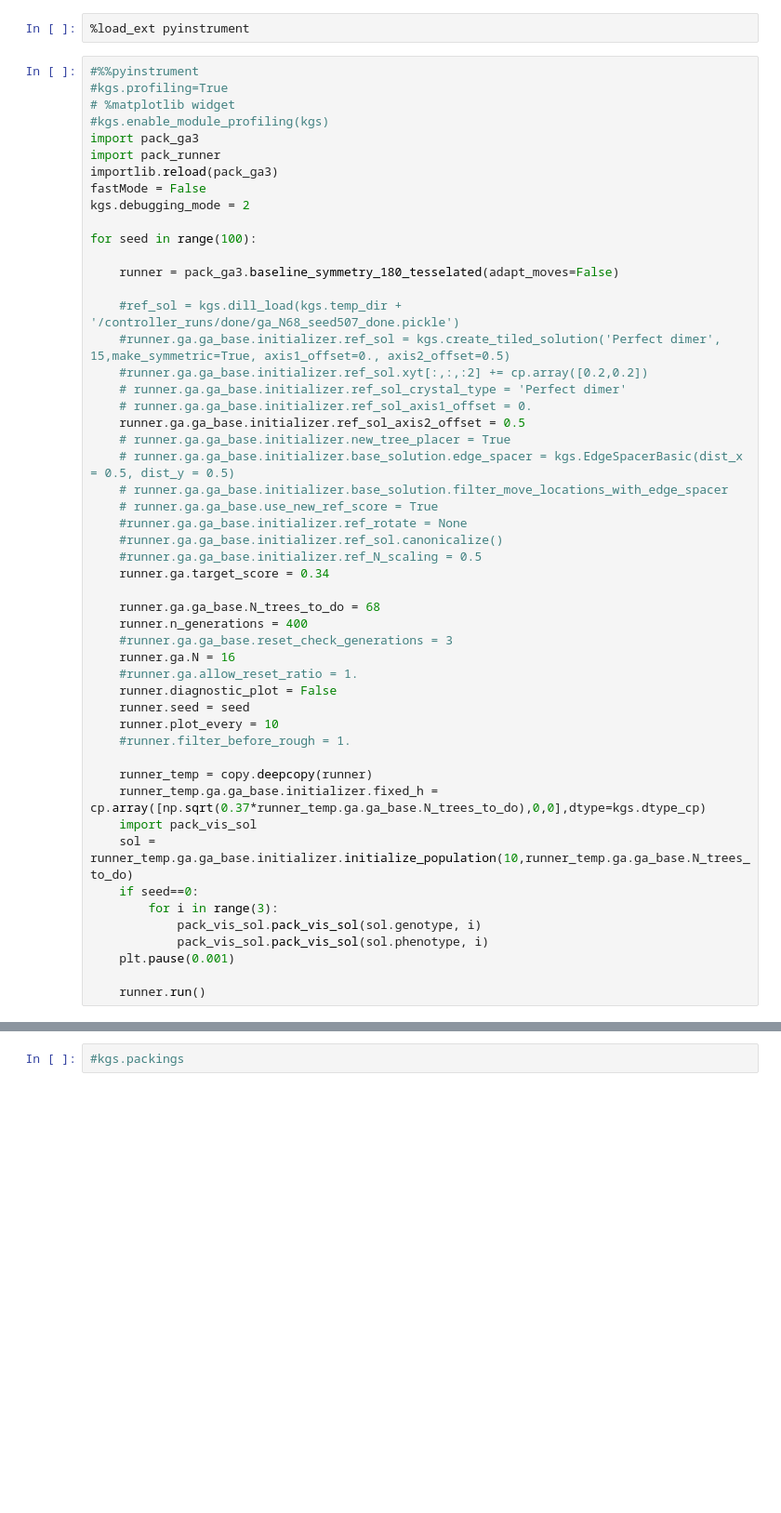
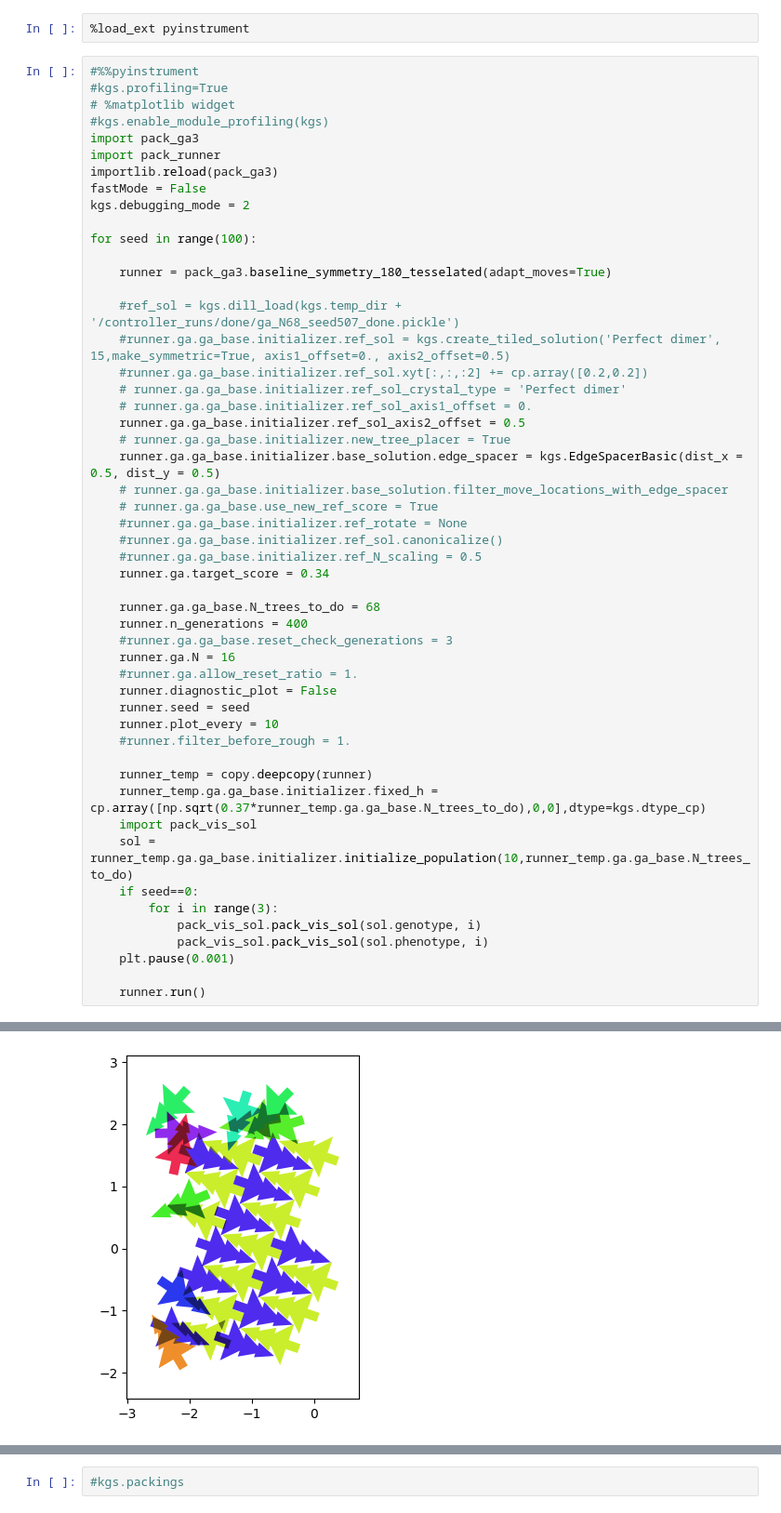
Before and after one commit to jcottaar/packing, a Jupyter notebook: analysis/test_ga.ipynb, the cells around one changed output, grey strips where cells are left out. Shown at 93% size. Drawn from its saved outputs; the diff is of its cells as text; blank space fills up the shorter version.

```diff
--- a/analysis/test_ga.ipynb
+++ b/analysis/test_ga.ipynb
@@ -31,7 +34,7 @@ kgs.debugging_mode = 2
 
 for seed in range(100):
 
-    runner = pack_ga3.baseline_symmetry_180_tesselated(adapt_moves=False)
+    runner = pack_ga3.baseline_symmetry_180_tesselated(adapt_moves=True)
 
     #ref_sol = kgs.dill_load(kgs.temp_dir + '/controller_runs/done/ga_N68_seed507_done.pickle')
     #runner.ga.ga_base.initializer.ref_sol = kgs.create_tiled_solution('Perfect dimer', 15,make_symmetric=True, axis1_offset=0., axis2_offset=0.5)
@@ -40,7 +43,7 @@ for seed in range(100):
     # runner.ga.ga_base.initializer.ref_sol_axis1_offset = 0.
     runner.ga.ga_base.initializer.ref_sol_axis2_offset = 0.5
     # runner.ga.ga_base.initializer.new_tree_placer = True
-    # runner.ga.ga_base.initializer.base_solution.edge_spacer = kgs.EdgeSpacerBasic(dist_x = 0.5, dist_y = 0.5)
+    runner.ga.ga_base.initializer.base_solution.edge_spacer = kgs.EdgeSpacerBasic(dist_x = 0.5, dist_y = 0.5)
     # runner.ga.ga_base.initializer.base_solution.filter_move_locations_with_edge_spacer
     # runner.ga.ga_base.use_new_ref_score = True
     #runner.ga.ga_base.initializer.ref_rotate = None
@@ -69,3 +72,4 @@ for seed in range(100):
     plt.pause(0.001)
 
     runner.run()
+# %% [output]
@@ -71,0 +93 @@ for seed in range(100):
+[figure, added]
```
Also changed, not shown: parts of 2 cells of this notebook, 2 other files.
